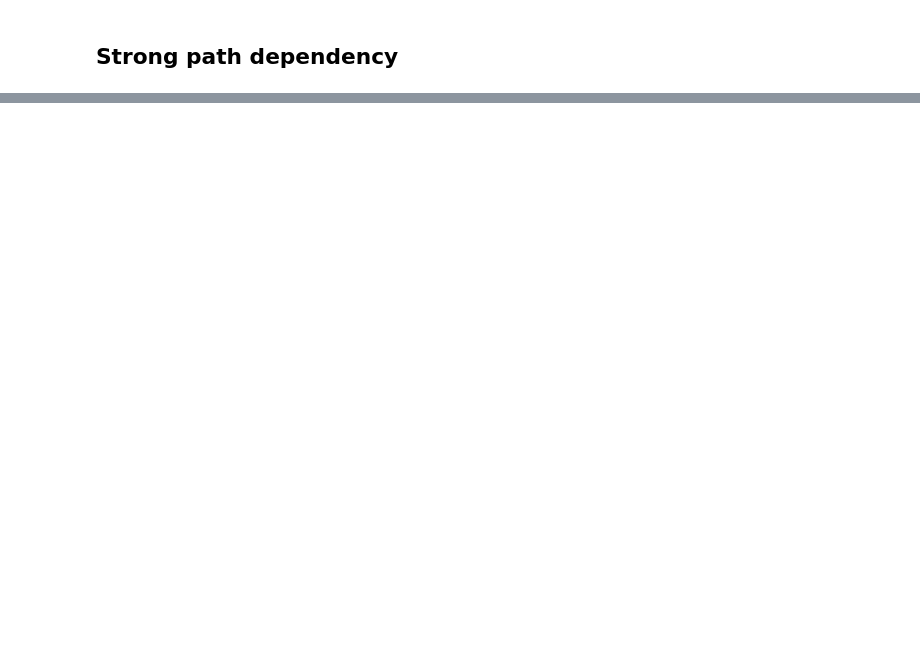
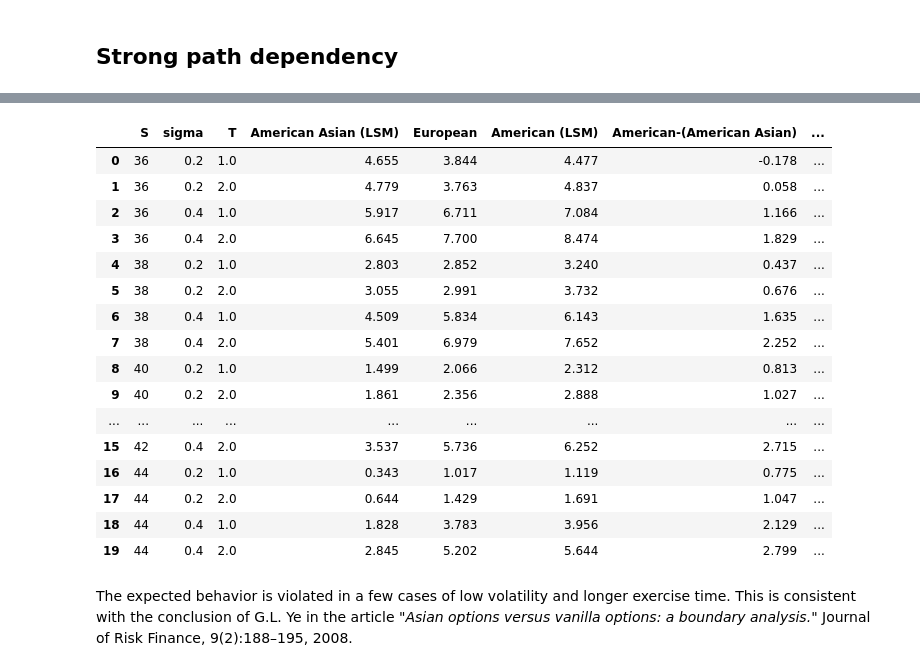
Before and after one commit to leonardo-delacruz/Option-pricing, a Jupyter notebook: examples/path_dependence.ipynb, the cells around one changed output, grey strips where cells are left out. Cells and saved outputs as stored; diff of their text form; code cells hidden in the pictures; blank space fills up the shorter version.

```diff
--- a/examples/path_dependence.ipynb
+++ b/examples/path_dependence.ipynb
@@ -55,0 +243,44 @@ np.float64(0.18108045354622634)
+# %%
+data_frame_comparison = pd.DataFrame({
+    'S':     [c[0] for c in cases],
+    'sigma': [c[1] for c in cases],
+    'T':     [c[2] for c in cases],
+    'American Asian (LSM)':        np.nan,
+    'European':        np.nan,
+    'American (LSM)':  np.nan,
+#   '(s.e.)':          np.nan,
+
+#    'Early Ex. (FDM)': np.nan,
+#    'Early Ex.': np.nan,
+    'American-(American Asian)': np.nan,
+    'European-(American Asian)': np.nan,
+})
+# %%
+data_frame_comparison['American Asian (LSM)']=data_frame_strong['American Asian (LSM)']
+data_frame_comparison['European']=data_frame_strong['European']
+data_frame_comparison['American (LSM)']=df['American (LSM)']
+data_frame_comparison['American-(American Asian)']=data_frame_comparison['American (LSM)']-data_frame_comparison['American Asian (LSM)']
+data_frame_comparison['European-(American Asian)']=data_frame_comparison['European']-data_frame_comparison['American Asian (LSM)']
+# %%
+data_frame_comparison.round(3)
+# %% [output]
+|  | S | sigma | T | American Asian (LSM) | European | American (LSM) | American-(American Asian) | ... |
+| 0 | 36 | 0.2 | 1.0 | 4.655 | 3.844 | 4.477 | -0.178 | ... |
+| 1 | 36 | 0.2 | 2.0 | 4.779 | 3.763 | 4.837 | 0.058 | ... |
+| 2 | 36 | 0.4 | 1.0 | 5.917 | 6.711 | 7.084 | 1.166 | ... |
+| 3 | 36 | 0.4 | 2.0 | 6.645 | 7.700 | 8.474 | 1.829 | ... |
+| 4 | 38 | 0.2 | 1.0 | 2.803 | 2.852 | 3.240 | 0.437 | ... |
+| 5 | 38 | 0.2 | 2.0 | 3.055 | 2.991 | 3.732 | 0.676 | ... |
+| 6 | 38 | 0.4 | 1.0 | 4.509 | 5.834 | 6.143 | 1.635 | ... |
+| 7 | 38 | 0.4 | 2.0 | 5.401 | 6.979 | 7.652 | 2.252 | ... |
+| 8 | 40 | 0.2 | 1.0 | 1.499 | 2.066 | 2.312 | 0.813 | ... |
+| 9 | 40 | 0.2 | 2.0 | 1.861 | 2.356 | 2.888 | 1.027 | ... |
+| ... | ... | ... | ... | ... | ... | ... | ... | ... |
+| 15 | 42 | 0.4 | 2.0 | 3.537 | 5.736 | 6.252 | 2.715 | ... |
+| 16 | 44 | 0.2 | 1.0 | 0.343 | 1.017 | 1.119 | 0.775 | ... |
+| 17 | 44 | 0.2 | 2.0 | 0.644 | 1.429 | 1.691 | 1.047 | ... |
+| 18 | 44 | 0.4 | 1.0 | 1.828 | 3.783 | 3.956 | 2.129 | ... |
+| 19 | 44 | 0.4 | 2.0 | 2.845 | 5.202 | 5.644 | 2.799 | ... |
+# %% [markdown]
+The expected behavior is violated in a few cases of low volatility and longer exercise time. This is consistent with the conclusion of G.L. Ye in the article "_Asian options versus vanilla options: a boundary analysis._" Journal of Risk
+Finance, 9(2):188–195, 2008.
```
Also changed, not shown: parts of 29 cells of this notebook, 3 other files.
